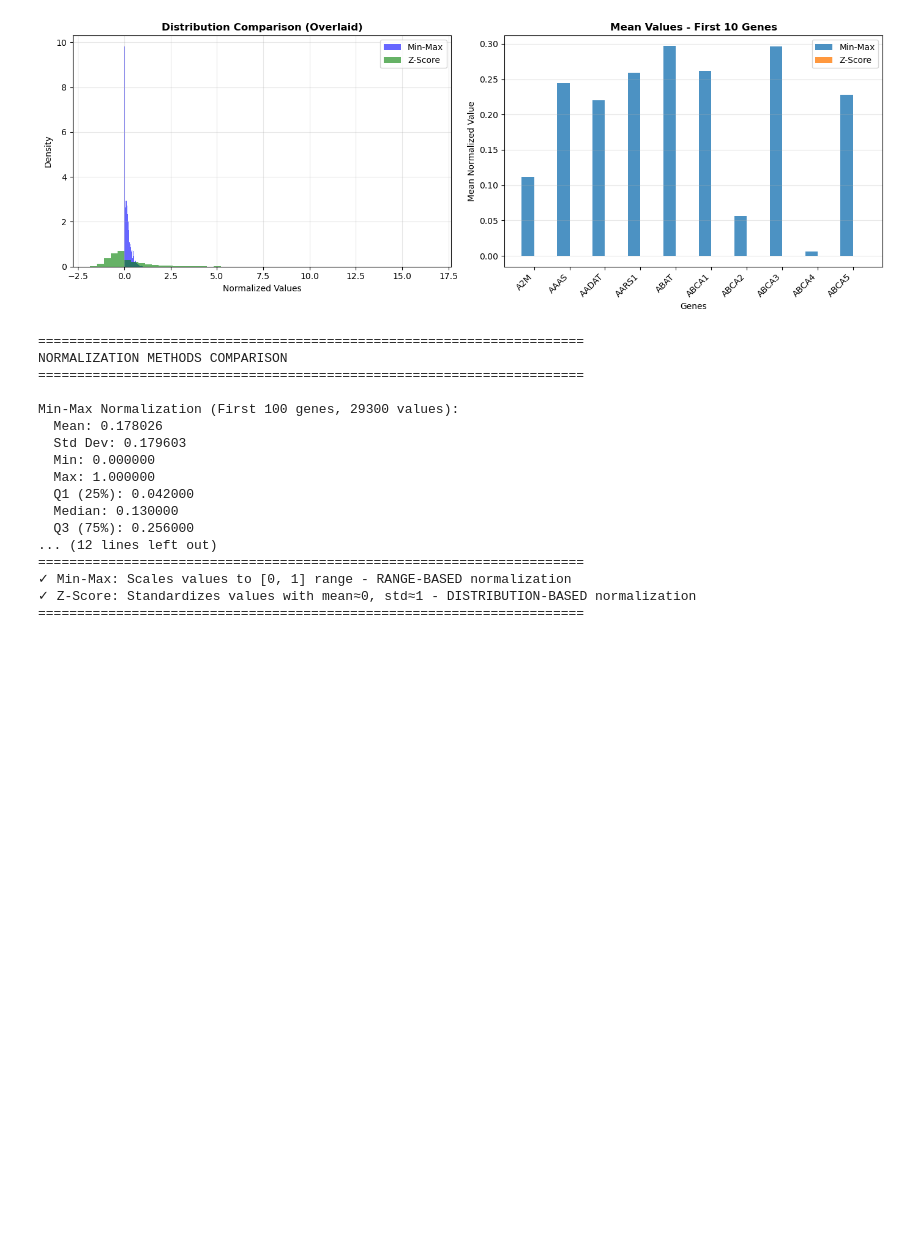
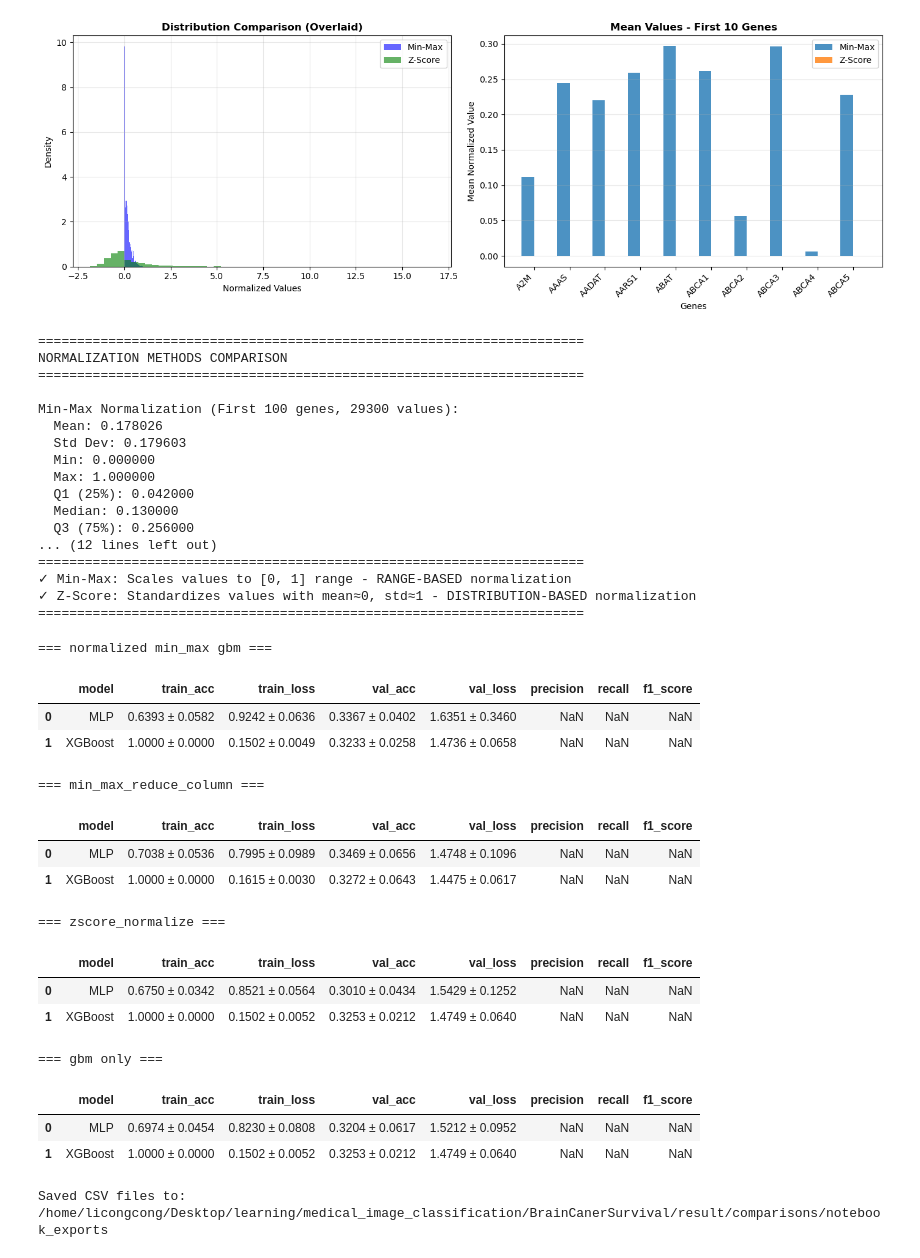
Before and after one commit to minnminncherry/BrainCancerSurv, a Jupyter notebook: clean_dataset/genomic_data_preprocessing.ipynb, the cells around one changed output. Cells and saved outputs as stored; diff of their text form; code cells hidden in the pictures; blank space fills up the shorter version.

```diff
--- a/clean_dataset/genomic_data_preprocessing.ipynb
+++ b/clean_dataset/genomic_data_preprocessing.ipynb
@@ -187,0 +264,57 @@ Min-Max Normalization (First 100 genes, 29300 values):
+# %%
+all_comparison_tables = {}
+
+for spec in dataset_specs:
+    comparison_df = build_comparison_df(spec["file_name"])
+    all_comparison_tables[spec["title"]] = comparison_df
+
+    print(f"\n=== {spec['title']} ===")
+    if comparison_df.empty:
+        print("No model summaries were found for this dataset.")
+        continue
+
+    display(comparison_df)
+    comparison_df.to_csv(comparison_output_dir / spec["csv_name"], index=False)
+
+combined_comparison_df = pd.concat(
+    [
+        table.assign(dataset_title=title)
+        for title, table in all_comparison_tables.items()
+        if not table.empty
+    ],
+    ignore_index=True,
+) if any(not table.empty for table in all_comparison_tables.values()) else pd.DataFrame()
+
+if not combined_comparison_df.empty:
+    ordered_columns = [
+        "dataset_title",
+        "model",
+        "train_acc",
+        "train_loss",
+        "val_acc",
+        "val_loss",
+        "precision",
+        "recall",
+        "f1_score",
+    ]
+    combined_comparison_df = combined_comparison_df[ordered_columns]
+    combined_comparison_df.to_csv(comparison_output_dir / "all_model_comparisons.csv", index=False)
+    print(f"\nSaved CSV files to: {comparison_output_dir}")
+# %% [output]
+=== normalized min_max gbm ===
+|  | model | train_acc | train_loss | val_acc | val_loss | precision | recall | f1_score |
+| 0 | MLP | 0.6393 ± 0.0582 | 0.9242 ± 0.0636 | 0.3367 ± 0.0402 | 1.6351 ± 0.3460 | NaN | NaN | NaN |
+| 1 | XGBoost | 1.0000 ± 0.0000 | 0.1502 ± 0.0049 | 0.3233 ± 0.0258 | 1.4736 ± 0.0658 | NaN | NaN | NaN |
+=== min_max_reduce_column ===
+|  | model | train_acc | train_loss | val_acc | val_loss | precision | recall | f1_score |
+| 0 | MLP | 0.7038 ± 0.0536 | 0.7995 ± 0.0989 | 0.3469 ± 0.0656 | 1.4748 ± 0.1096 | NaN | NaN | NaN |
+| 1 | XGBoost | 1.0000 ± 0.0000 | 0.1615 ± 0.0030 | 0.3272 ± 0.0643 | 1.4475 ± 0.0617 | NaN | NaN | NaN |
+=== zscore_normalize ===
+|  | model | train_acc | train_loss | val_acc | val_loss | precision | recall | f1_score |
+| 0 | MLP | 0.6750 ± 0.0342 | 0.8521 ± 0.0564 | 0.3010 ± 0.0434 | 1.5429 ± 0.1252 | NaN | NaN | NaN |
+| 1 | XGBoost | 1.0000 ± 0.0000 | 0.1502 ± 0.0052 | 0.3253 ± 0.0212 | 1.4749 ± 0.0640 | NaN | NaN | NaN |
+=== gbm only ===
+|  | model | train_acc | train_loss | val_acc | val_loss | precision | recall | f1_score |
+| 0 | MLP | 0.6974 ± 0.0454 | 0.8230 ± 0.0808 | 0.3204 ± 0.0617 | 1.5212 ± 0.0952 | NaN | NaN | NaN |
+| 1 | XGBoost | 1.0000 ± 0.0000 | 0.1502 ± 0.0052 | 0.3253 ± 0.0212 | 1.4749 ± 0.0640 | NaN | NaN | NaN |
+Saved CSV files to: /home/licongcong/Desktop/learning/medical_image_classification/BrainCanerSurvival/result/comparisons/notebook_exports
```
Also changed, not shown: parts of 2 cells of this notebook, 25 other files.
